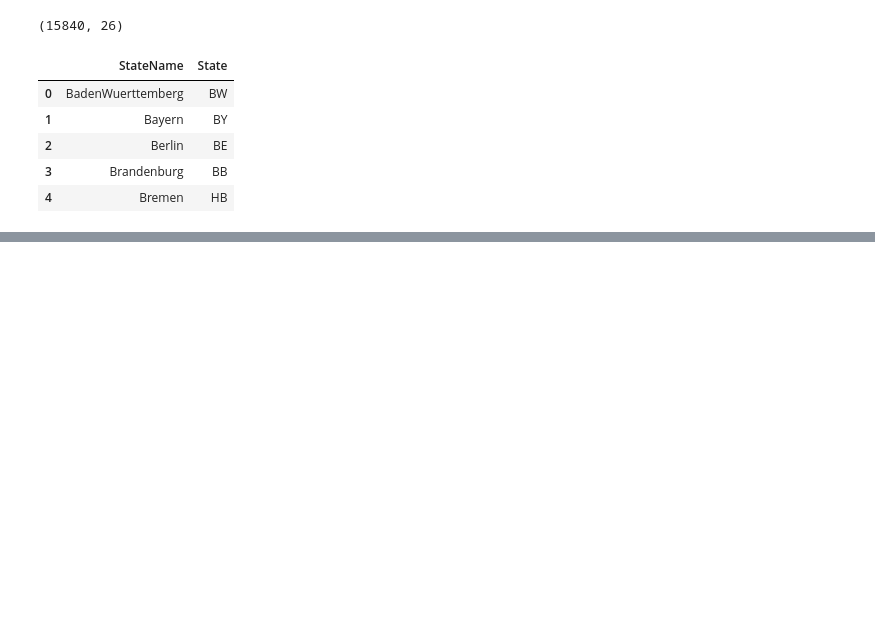
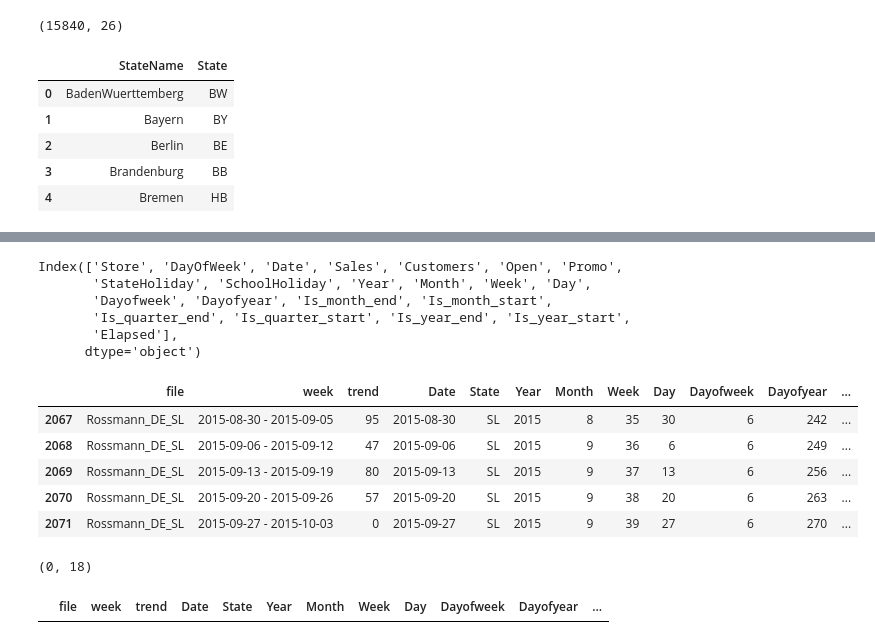
Before and after one commit to imflash217/Project_MachineLearning, a Jupyter notebook: imflash217_fastai_6_rossman.ipynb, the cells around one changed output, grey strips where cells are left out. Cells and saved outputs as stored; diff of their text form; code cells hidden in the pictures; blank space fills up the shorter version.

```diff
--- a/imflash217_fastai_6_rossman.ipynb
+++ b/imflash217_fastai_6_rossman.ipynb
@@ -367,0 +384,4 @@ state_names.head()
+# %%
+googletrend["Date"]  = googletrend.week.str.split(pat=" - ", expand=True)[0]
+googletrend["State"] = googletrend.file.str.split(pat="_", expand=True)[2]
+googletrend.loc[googletrend.State=="NI", "State"] = "HB, NI"
@@ -367,0 +493,30 @@ state_names.head()
+# %%
+train.columns
+# %% [output]
+Index(['Store', 'DayOfWeek', 'Date', 'Sales', 'Customers', 'Open', 'Promo',
+       'StateHoliday', 'SchoolHoliday', 'Year', 'Month', 'Week', 'Day',
+       'Dayofweek', 'Dayofyear', 'Is_month_end', 'Is_month_start',
+       'Is_quarter_end', 'Is_quarter_start', 'Is_year_end', 'Is_year_start',
+       'Elapsed'],
+      dtype='object')
+# %%
+googletrend.tail()
+# %% [output]
+|  | file | week | trend | Date | State | Year | Month | Week | Day | Dayofweek | Dayofyear | ... |
+| 2067 | Rossmann_DE_SL | 2015-08-30 - 2015-09-05 | 95 | 2015-08-30 | SL | 2015 | 8 | 35 | 30 | 6 | 242 | ... |
+| 2068 | Rossmann_DE_SL | 2015-09-06 - 2015-09-12 | 47 | 2015-09-06 | SL | 2015 | 9 | 36 | 6 | 6 | 249 | ... |
+| 2069 | Rossmann_DE_SL | 2015-09-13 - 2015-09-19 | 80 | 2015-09-13 | SL | 2015 | 9 | 37 | 13 | 6 | 256 | ... |
+| 2070 | Rossmann_DE_SL | 2015-09-20 - 2015-09-26 | 57 | 2015-09-20 | SL | 2015 | 9 | 38 | 20 | 6 | 263 | ... |
+| 2071 | Rossmann_DE_SL | 2015-09-27 - 2015-10-03 | 0 | 2015-09-27 | SL | 2015 | 9 | 39 | 27 | 6 | 270 | ... |
+# %%
+### googletrend data has trend for whole of germany.
+### we will put that out so we can use it specifically
+### DE: represents Germany
+trend_de = googletrend[googletrend.file == "Rossman_DE"]
+trend_de.shape
+# %% [output]
+(0, 18)
+# %%
+trend_de
+# %% [output]
+|  | file | week | trend | Date | State | Year | Month | Week | Day | Dayofweek | Dayofyear | ... |
```
Also changed, not shown: parts of 30 cells of this notebook.
